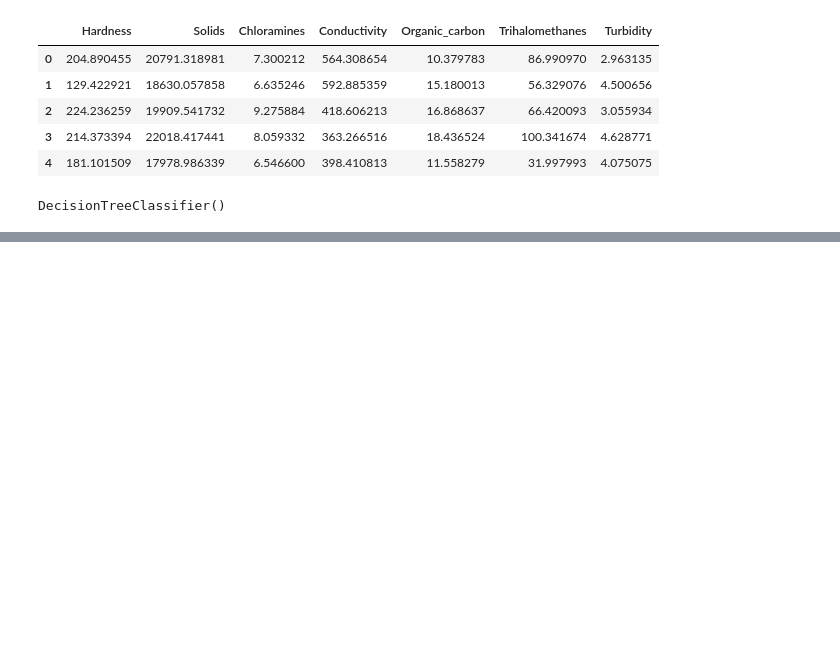
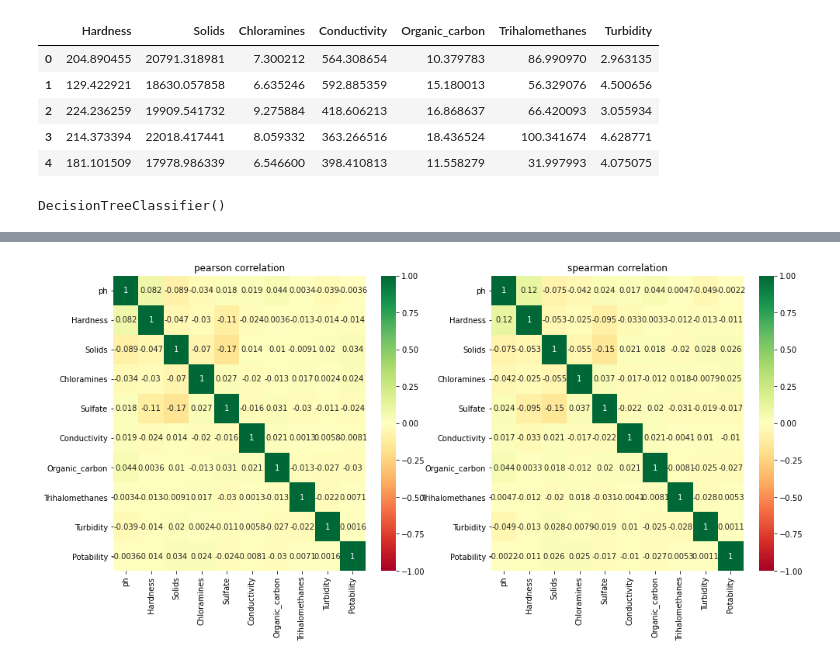
Before and after one commit to vishwan454/water_potability, a Jupyter notebook: water_potability.ipynb, the cells around one changed output, grey strips where cells are left out. Saved outputs shown, nothing was run; the diff lists cells and outputs as text; code cells hidden in the pictures; blank space fills up the shorter version.

Commit message:
new means exploration methods

```diff
--- a/water_potability.ipynb
+++ b/water_potability.ipynb
@@ -310,0 +344,15 @@ print(accuracy_score(Y_test,new_pred)*100)
+# %%
+corr_pearson = water[water.columns].corr(method="pearson")
+corr_spearman = water[water.columns].corr(method="spearman")
+
+plt.figure(figsize=(16,7))
+ax1 = plt.subplot(1,2,1)
+sns.heatmap(corr_pearson, annot=True, cmap="RdYlGn", vmin=-1, vmax=+1)
+plt.title("pearson correlation")
+
+ax2 = plt.subplot(1,2,2, sharex=ax1)
+sns.heatmap(corr_spearman, annot=True, cmap="RdYlGn", vmin=-1, vmax=+1)
+plt.title("spearman correlation")
+plt.show()
+# %% [output]
+[figure, added]
```
Also changed, not shown: parts of 8 cells of this notebook.
